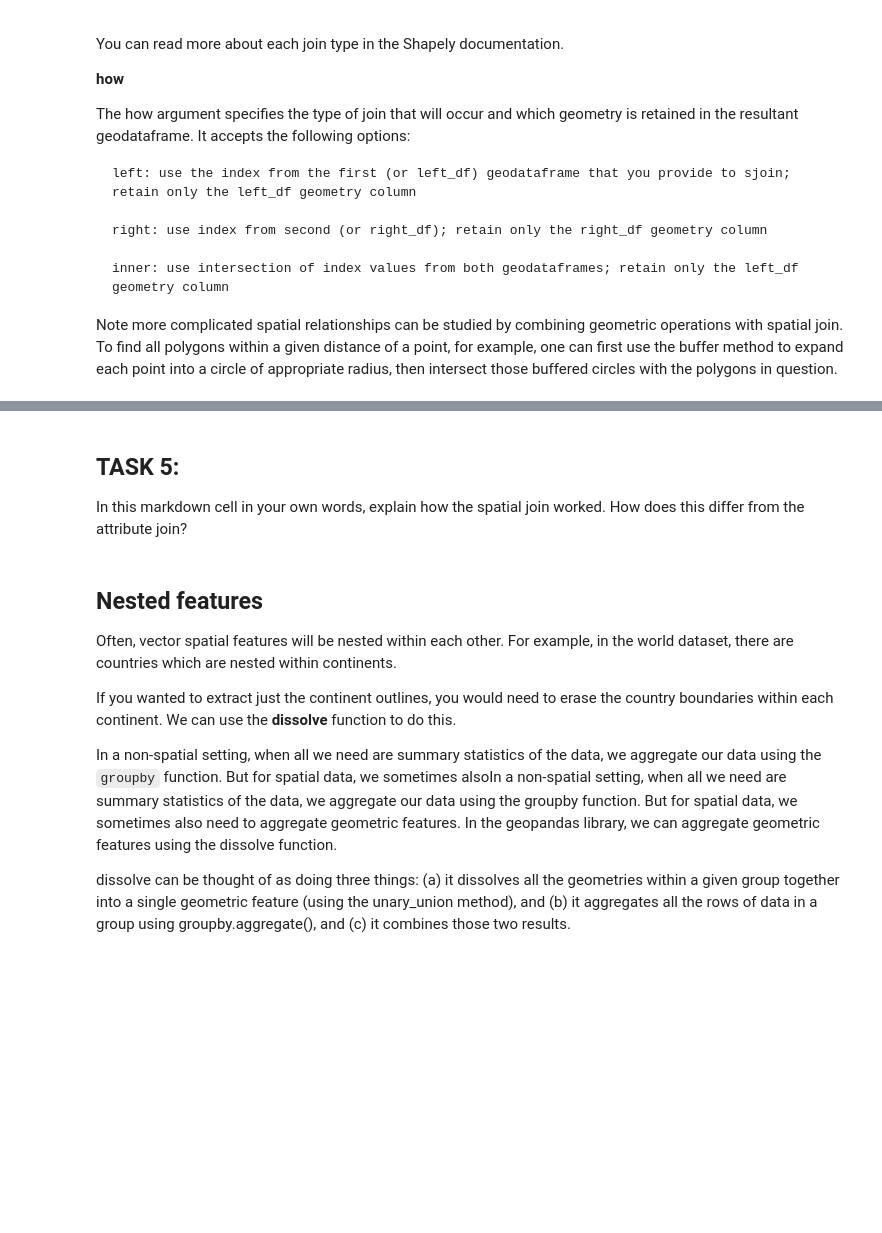
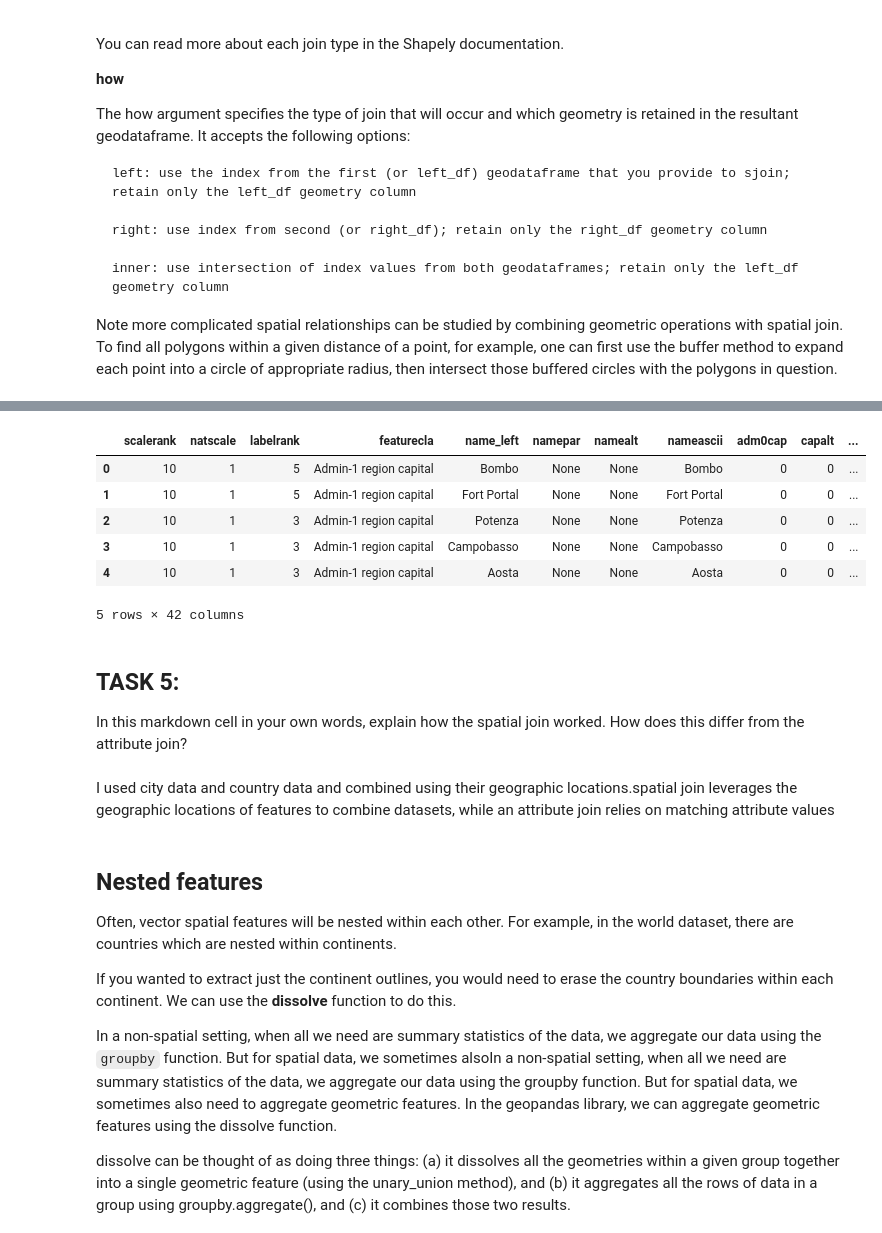
Before and after one commit to jmatrone/EnvDatSci, a Jupyter notebook: CodeSprints/VectorData101.ipynb, the cells around one changed output, grey strips where cells are left out. Drawn from its saved outputs; the diff is of its cells as text; code cells hidden in the pictures; blank space fills up the shorter version.

```diff
--- a/CodeSprints/VectorData101.ipynb
+++ b/CodeSprints/VectorData101.ipynb
@@ -576,6 +576,8 @@ The how argument specifies the type of join that will occur and which geometry i
 
 Note more complicated spatial relationships can be studied by combining geometric operations with spatial join. To find all polygons within a given distance of a point, for example, one can first use the buffer method to expand each point into a circle of appropriate radius, then intersect those buffered circles with the polygons in question.
 # %%
-# Create a countries shapefile with only one attribute (column), called 'name':
-countries = world[['geometry', 'name']]
+# Create a countries shapefile with only one attribute (column), called 'SOVEREIGNT':
+countries = world[['geometry', 'SOVEREIGNT']]
+# Rename "SOVERIGNT" to "name"
+countries = countries.rename(columns={"geometry": "geometry", "SOVEREIGNT": "name"})
 countries.head()
@@ -585,10 +602,20 @@ cities.head()
 # %%
 # Check and see if the merge worked
-cities_with_country = gpd.sjoin(cities, countries, how="inner", op='intersects')
+cities_with_country = gpd.sjoin(cities, countries, how="inner", predicate='intersects')
 cities_with_country.head()
+# %% [output]
+|  | scalerank | natscale | labelrank | featurecla | name_left | namepar | namealt | nameascii | adm0cap | capalt | ... |
+| 0 | 10 | 1 | 5 | Admin-1 region capital | Bombo | None | None | Bombo | 0 | 0 | ... |
+| 1 | 10 | 1 | 5 | Admin-1 region capital | Fort Portal | None | None | Fort Portal | 0 | 0 | ... |
+| 2 | 10 | 1 | 3 | Admin-1 region capital | Potenza | None | None | Potenza | 0 | 0 | ... |
+| 3 | 10 | 1 | 3 | Admin-1 region capital | Campobasso | None | None | Campobasso | 0 | 0 | ... |
+| 4 | 10 | 1 | 3 | Admin-1 region capital | Aosta | None | None | Aosta | 0 | 0 | ... |
+5 rows × 42 columns
 # %% [markdown]
 ## TASK 5:
 In this markdown cell in your own words, explain how the spatial join worked. How does this differ from the attribute join?
+# %% [markdown]
+I used city data and country data and combined using their geographic locations.spatial join leverages the geographic locations of features to combine datasets, while an attribute join relies on matching attribute values
 # %% [markdown]
 ## Nested features
 Often, vector spatial features will be nested within each other. For example, in the world dataset, there are countries which are nested within continents.
```
Also changed, not shown: parts of 6 cells of this notebook.
